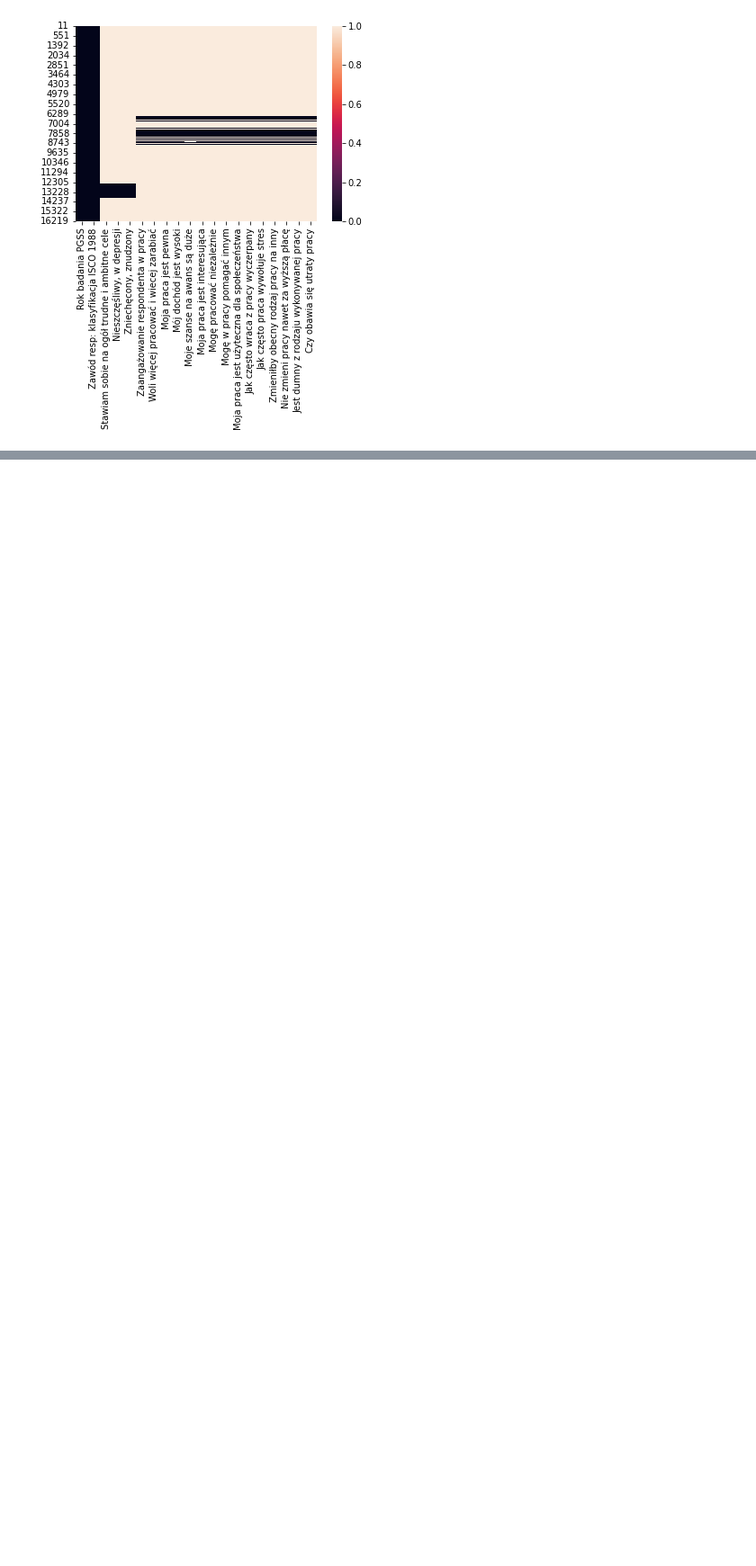
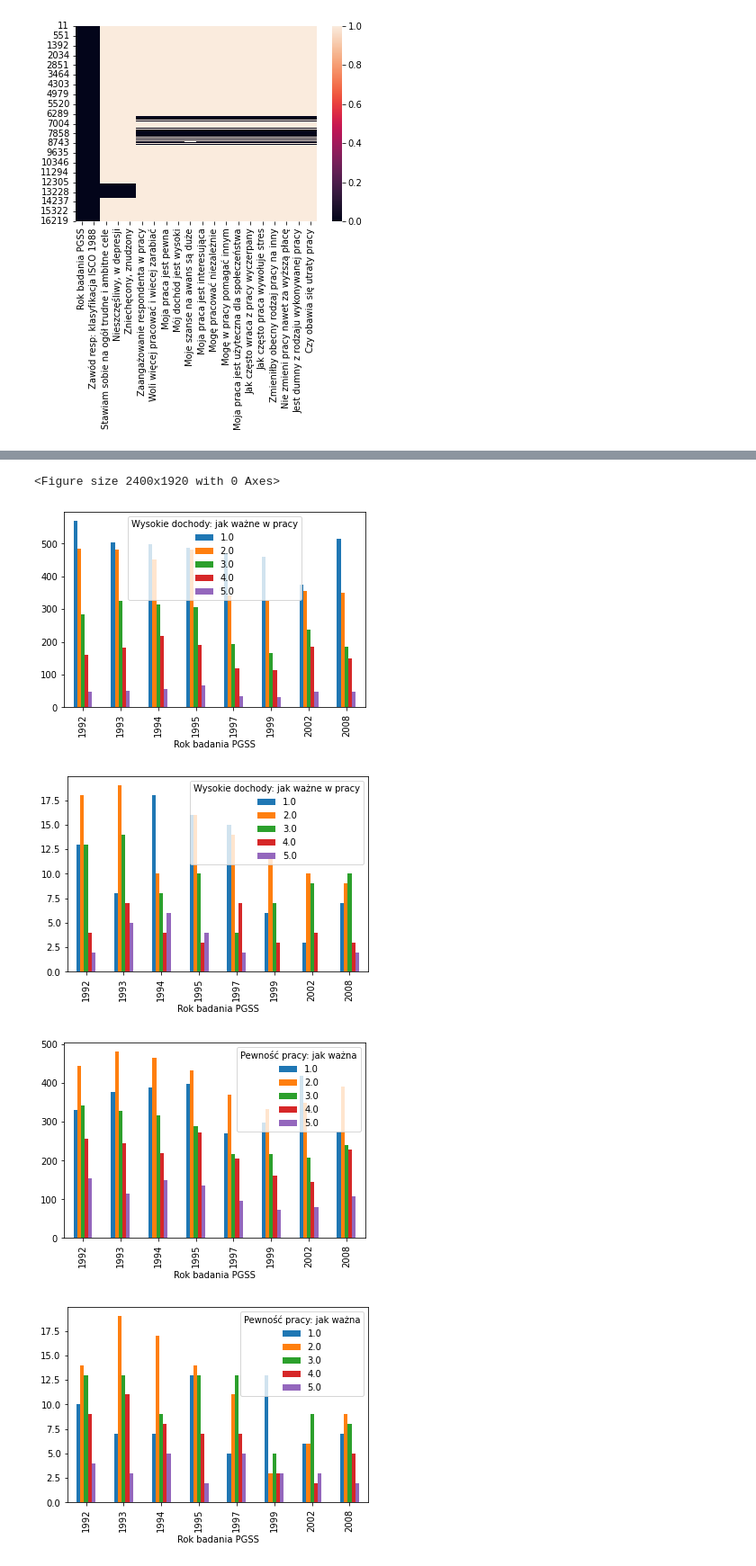
Before and after one commit to Qwebeck/medical-trends-exploration, a Jupyter notebook: notebooks/sondaze_spoleczne.ipynb, the cells around one changed output, grey strips where cells are left out. Shown at 90% size. Saved outputs shown, nothing was run; the diff lists cells and outputs as text; code cells hidden in the pictures; blank space fills up the shorter version.

```diff
--- a/notebooks/sondaze_spoleczne.ipynb
+++ b/notebooks/sondaze_spoleczne.ipynb
@@ -326,0 +420,31 @@ memory usage: 72.4+ KB
+# %%
+
+def plots_by_val(col_name, module_soc):
+    year_group = module_soc.groupby(['Rok badania PGSS'])
+    year_group_vals = year_group[col_name].value_counts().unstack()
+    year_group_vals.plot(kind="bar")
+    return year_group_vals
+# %%
+figure(figsize=(15, 12), dpi=160)
+columns_important_values = ['Wysokie dochody: jak ważne w pracy',
+'Pewność pracy: jak ważna',
+'Czas pracy: jak ważny',
+'Możliwość awansu: jak ważna',
+'Sensowność pracy: jak ważna']
+columns_hierarchy_values =[
+'Być lubianym lub popularnym: ranga',
+'Samodzielnie myśleć: ranga',
+'Być pracowitym: ranga',
+'Pomagać innym: ranga']
+for n in columns_important_values:
+    x = plots_by_val(n, module_soc)
+    x1 = plots_by_val(n, module_df_1)
+for l in columns_hierarchy_values:
+    y = plots_by_val(l, module_soc)
+    y1 = plots_by_val(l, module_df_1)
+# %% [output]
+<Figure size 2400x1920 with 0 Axes>
+[figure, added]
+[figure, added]
+[figure, added]
+[figure, added]
```
Also changed, not shown: parts of 25 cells of this notebook.
